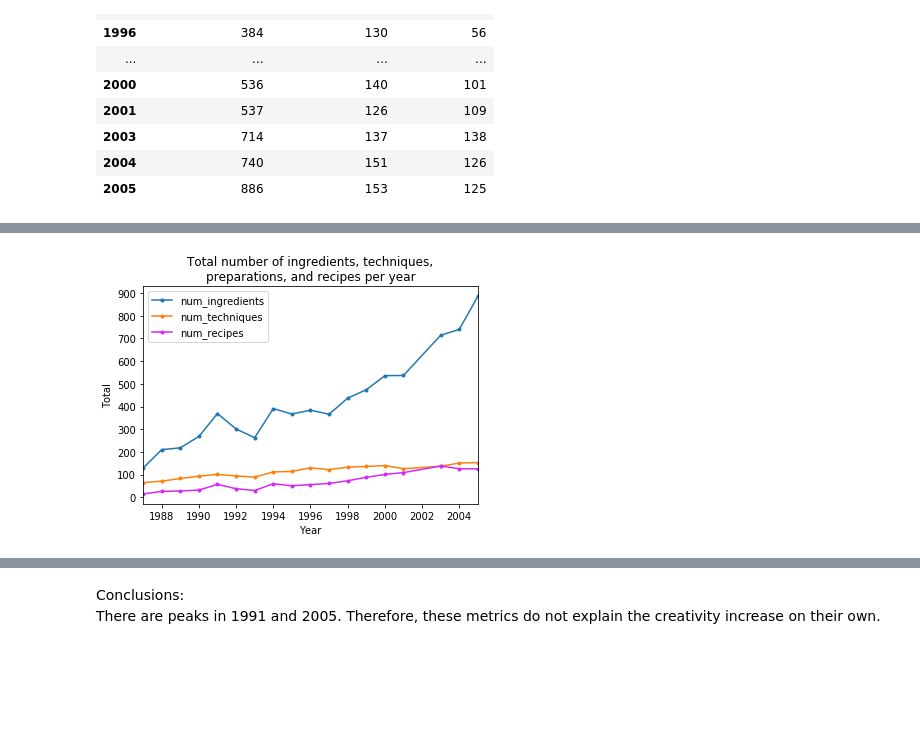
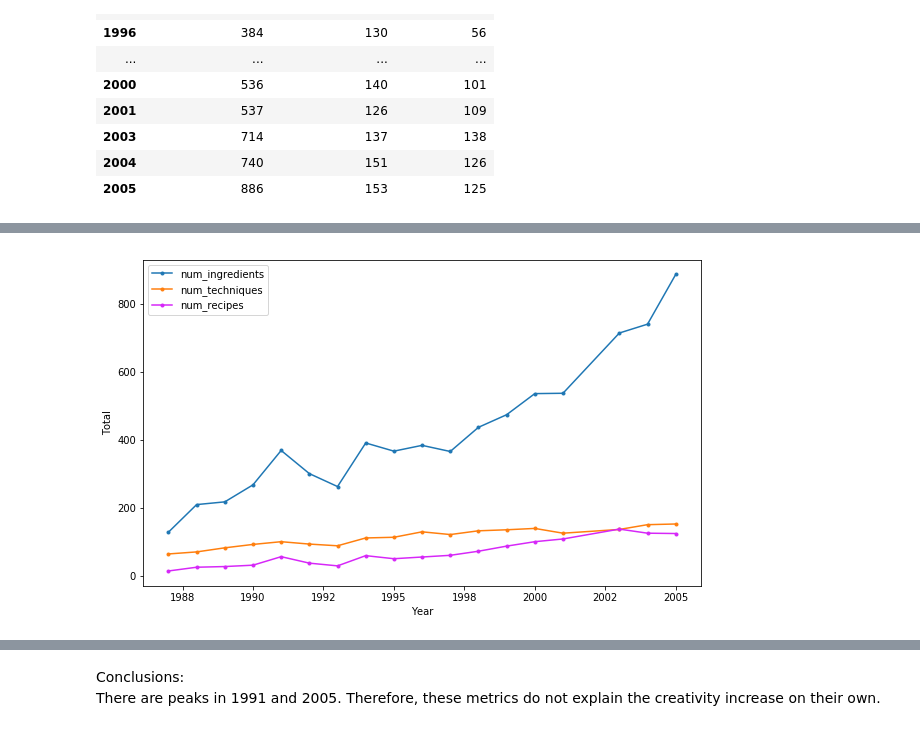
Before and after one commit to mavillard/paper1, a Jupyter notebook: 12_elbulli_visualizations_1.ipynb, the cells around one changed output, grey strips where cells are left out. Drawn from its saved outputs; the diff is of its cells as text; code cells hidden in the pictures; blank space fills up the shorter version.

Commit message:
Graphics in English

```diff
--- a/12_elbulli_visualizations_1.ipynb
+++ b/12_elbulli_visualizations_1.ipynb
@@ -8,6 +8,9 @@ from matplotlib.ticker import MaxNLocator
 import api
 # %%
 %matplotlib inline
+# %%
+FIGSIZE = (6, 4)
+FIGSIZE=(10,6)
 # %%
 cd = {
     'b': '#1f77b4',
@@ -83,13 +109,16 @@ count_lang_by_year_df
 # %%
 ax = count_lang_by_year_df.plot(
-    figsize=(6, 4),
-    title = 'Total number of ingredients, techniques,\npreparations, and recipes per year',
+    figsize=FIGSIZE,
+#     title = 'Total number of ingredients, techniques, and recipes\nper year',
     marker='.',
     color=[cd['b'], cd['o'], cd['w']],
 #     logy=True,
 )
 ax.set_xlabel('Year')
 ax.set_ylabel('Total')
-ax.yaxis.set_major_locator(MaxNLocator(integer=True));
+# ax.xaxis.set_major_locator(MaxNLocator(integer=True));
+# ax.yaxis.set_major_locator(MaxNLocator(integer=True));
+# ax.get_yaxis().set_major_formatter(FormatStrFormatter('%.0f'))
+ax.get_xaxis().set_major_formatter(FormatStrFormatter('%.0f'))
 # %% [output]
-[figure, old version]
+[figure, new version]
```
Also changed, not shown: parts of 31 cells of this notebook, 3 other files.
